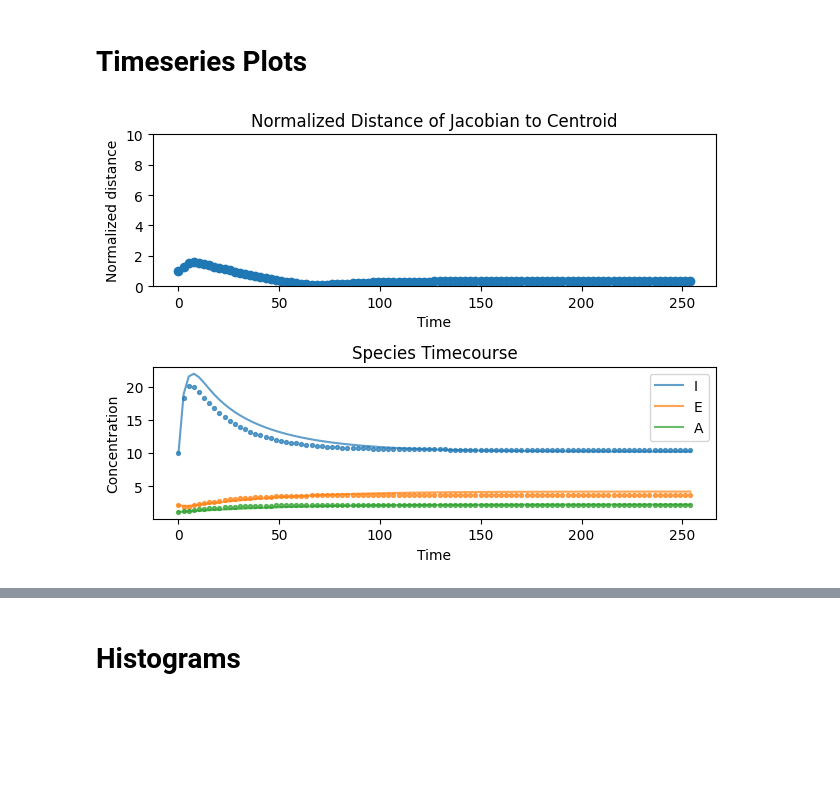
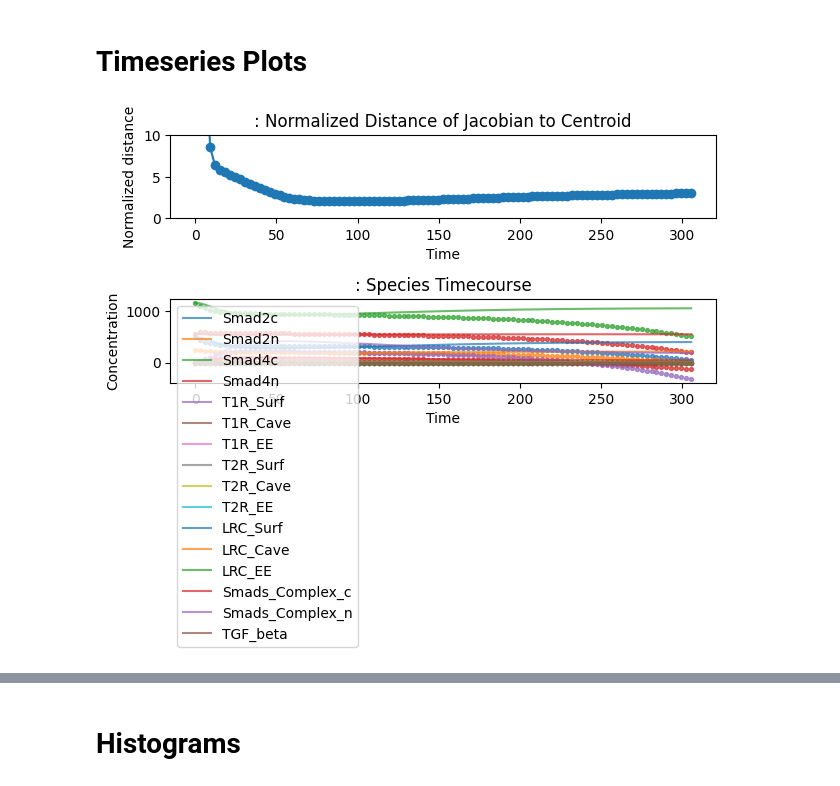
Before and after one commit to ModelEngineering/model_linearity_analysis, a Jupyter notebook: notebooks/score_analysis.ipynb, the cells around one changed output, grey strips where cells are left out. Drawn from its saved outputs; the diff is of its cells as text; code cells hidden in the pictures; blank space fills up the shorter version.

```diff
--- a/notebooks/score_analysis.ipynb
+++ b/notebooks/score_analysis.ipynb
@@ -11,10 +11,10 @@ import matplotlib.pyplot as plt
 # %% [markdown]
 # Timeseries Plots
 # %%
-trajectory = Trajectory.makeBiomodel(model_num=54)
+trajectory = Trajectory.makeBiomodel(model_num=163)
 _ = trajectory.plot(ylim=[0, 10])
 # %% [output]
-[figure, old version]
+[figure, new version]
 # %%
 trajectory = Trajectory.makeBiomodel(model_num=1047)
 _ = trajectory.plot(ylim=[0, 10])
```
Also changed, not shown: parts of 4 cells of this notebook, 3 other files.
